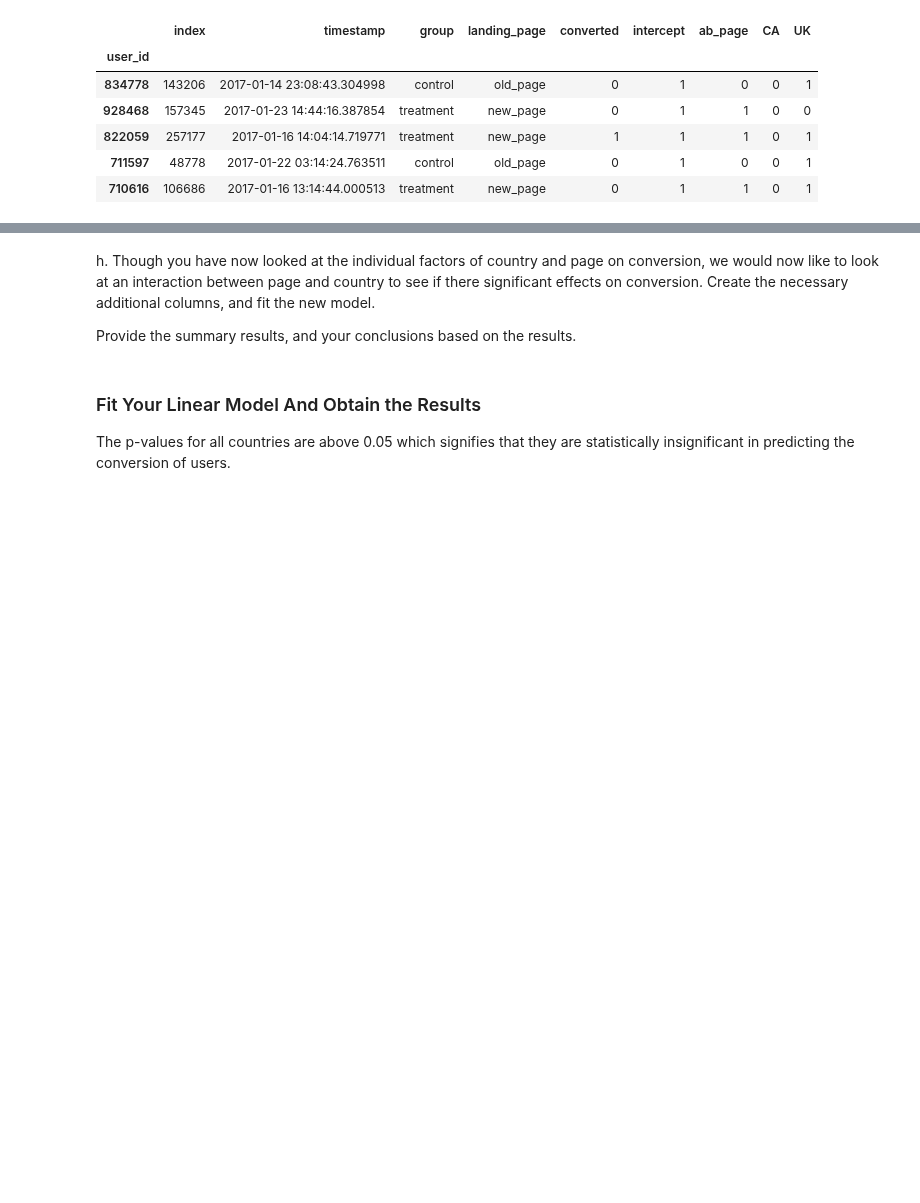
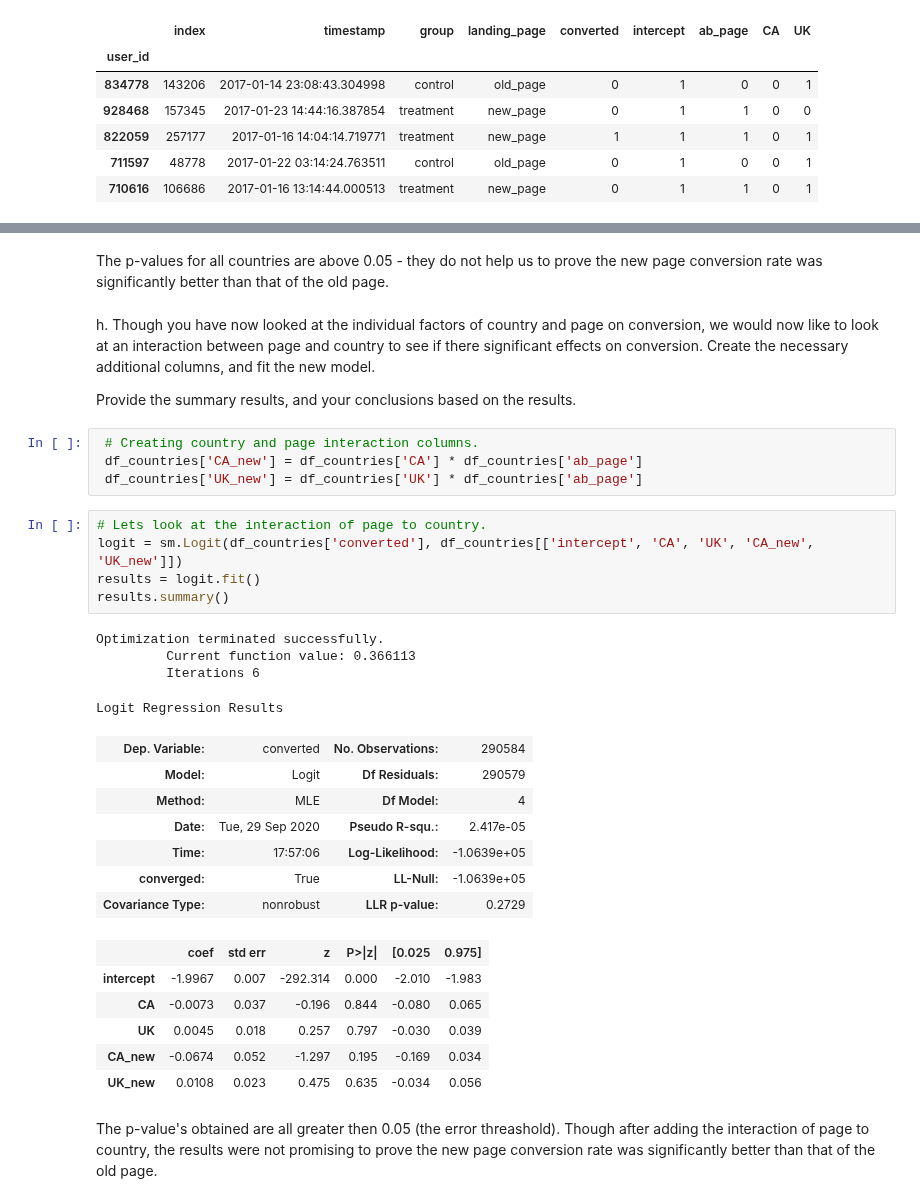
Before and after one commit to josyulajj/ab-test-analysis, a Jupyter notebook: Analyze_ab_test_results_notebook.ipynb, the cells around one changed output, grey strips where cells are left out. Drawn from its saved outputs; the diff is of its cells as text; blank space fills up the shorter version.

```diff
--- a/Analyze_ab_test_results_notebook.ipynb
+++ b/Analyze_ab_test_results_notebook.ipynb
@@ -513,10 +496,38 @@ Logit Regression Results
 | intercept | -1.9967 | 0.007 | -292.314 | 0.000 | -2.010 | -1.983 |
 | CA | -0.0408 | 0.027 | -1.518 | 0.129 | -0.093 | 0.012 |
 | UK | 0.0099 | 0.013 | 0.746 | 0.456 | -0.016 | 0.036 |
+# %% [markdown]
+The p-values for all countries are above 0.05 - they do not help us to prove the new page conversion rate was significantly better than that of the old page.
 # %% [markdown]
 h. Though you have now looked at the individual factors of country and page on conversion, we would now like to look at an interaction between page and country to see if there significant effects on conversion.  Create the necessary additional columns, and fit the new model.
 
 Provide the summary results, and your conclusions based on the results.
-# %% [markdown]
-### Fit Your Linear Model And Obtain the Results ###
-The p-values for all countries are above 0.05 which signifies that they are statistically insignificant in predicting the conversion of users.
+# %%
+ # Creating country and page interaction columns.
+ df_countries['CA_new'] = df_countries['CA'] * df_countries['ab_page']
+ df_countries['UK_new'] = df_countries['UK'] * df_countries['ab_page']
+# %%
+# Lets look at the interaction of page to country.
+logit = sm.Logit(df_countries['converted'], df_countries[['intercept', 'CA', 'UK', 'CA_new', 'UK_new']])
+results = logit.fit()
+results.summary()
+# %% [output]
+Optimization terminated successfully.
+         Current function value: 0.366113
+         Iterations 6
+Logit Regression Results
+| Dep. Variable: | converted | No. Observations: | 290584 |
+| Model: | Logit | Df Residuals: | 290579 |
+| Method: | MLE | Df Model: | 4 |
+| Date: | Tue, 29 Sep 2020 | Pseudo R-squ.: | 2.417e-05 |
+| Time: | 17:57:06 | Log-Likelihood: | -1.0639e+05 |
+| converged: | True | LL-Null: | -1.0639e+05 |
+| Covariance Type: | nonrobust | LLR p-value: | 0.2729 |
+|  | coef | std err | z | P>|z| | [0.025 | 0.975] |
+| intercept | -1.9967 | 0.007 | -292.314 | 0.000 | -2.010 | -1.983 |
+| CA | -0.0073 | 0.037 | -0.196 | 0.844 | -0.080 | 0.065 |
+| UK | 0.0045 | 0.018 | 0.257 | 0.797 | -0.030 | 0.039 |
+| CA_new | -0.0674 | 0.052 | -1.297 | 0.195 | -0.169 | 0.034 |
+| UK_new | 0.0108 | 0.023 | 0.475 | 0.635 | -0.034 | 0.056 |
+# %% [markdown]
+The p-value's obtained are all greater then 0.05 (the error threashold). Though after adding the interaction of page to country, the results were not promising to prove the new page conversion rate was significantly better than that of the old page.
```
Also changed, not shown: parts of 16 cells of this notebook, 1 other file.
